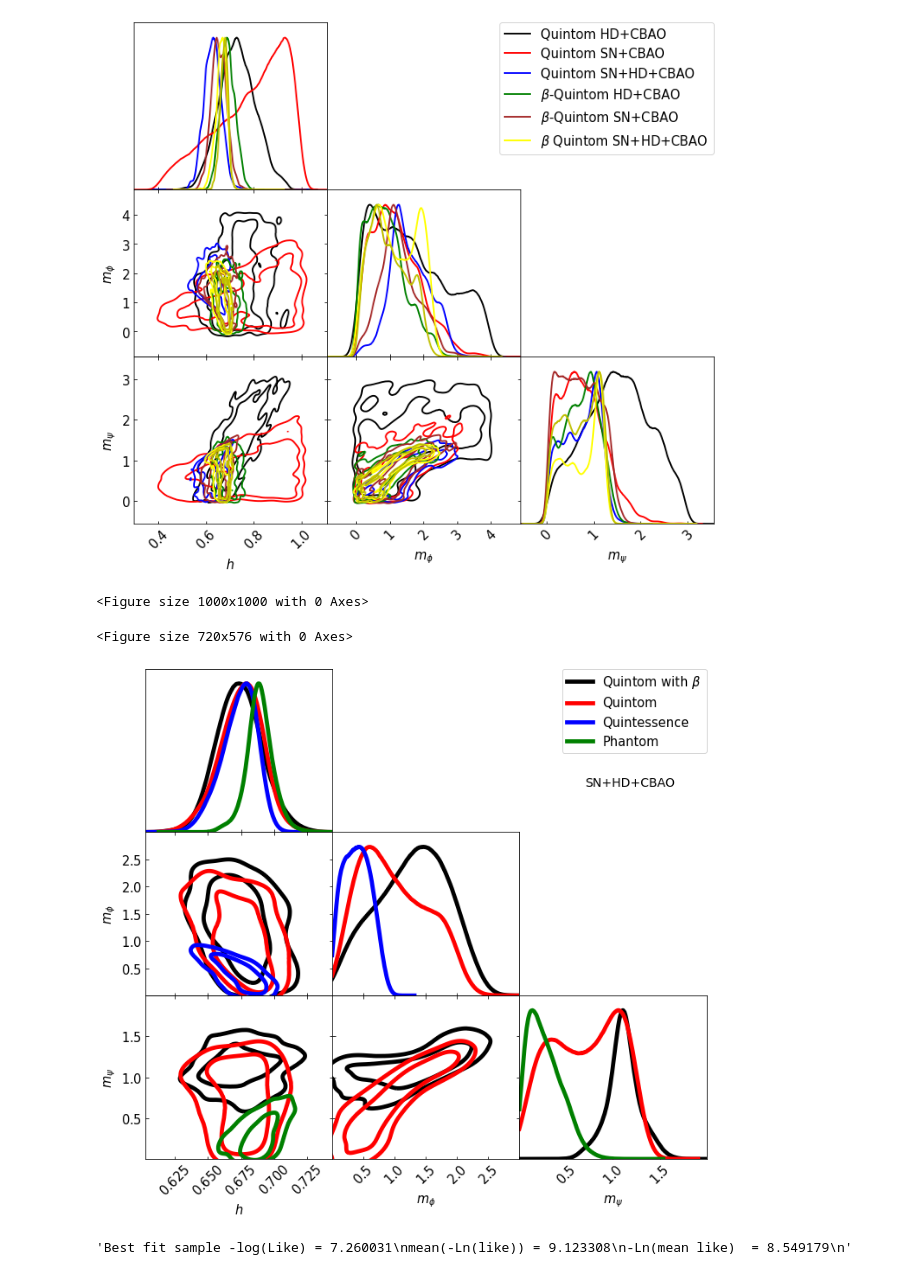
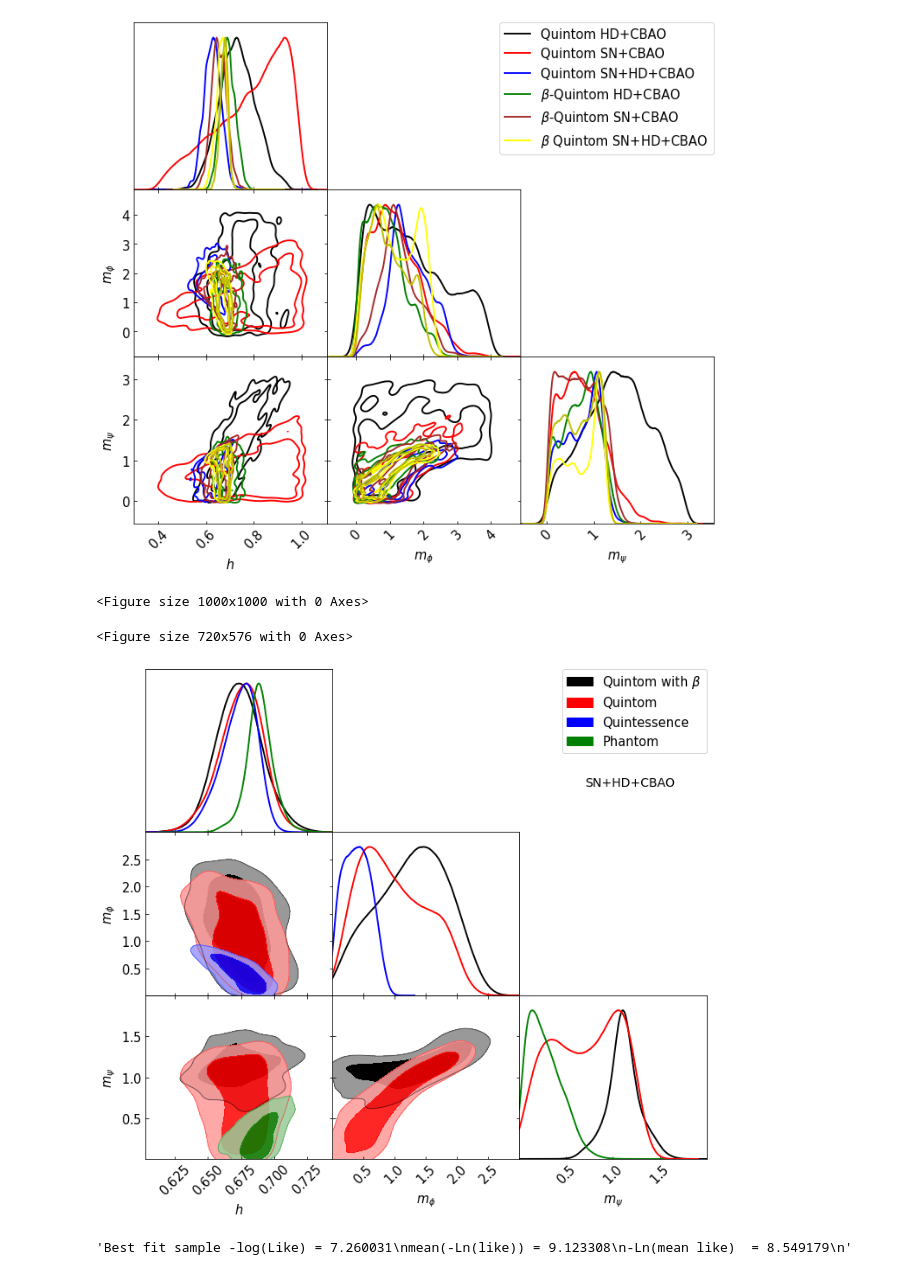
Before and after one commit to igomezv/simplemc_tests, a Jupyter notebook: plots_Quintom.ipynb, the cells around one changed output. Cells and saved outputs as stored; diff of their text form; code cells hidden in the pictures.

```diff
--- a/plots_Quintom.ipynb
+++ b/plots_Quintom.ipynb
@@ -128,5 +168,11 @@ g = plots.getSinglePlotter(chain_dir = dir_name, width_inch= 10,
 # %% [markdown]
 ### Triangle plot Phantom with coupling $\beta$
+# %%
+g = plots.getSinglePlotter(chain_dir = dir_name, width_inch= 10,
+                          ratio = 0.9,
+                          analysis_settings={'smooth_scale_2D': 0.4,
+                                             'smooth_scale_1D': 0.4,
+                                             'ignore_rows': 0.2})
 # %%
 #g.settings.axes_fontsize = 5
 g.settings.lab_fontsize = 15
@@ -134,7 +180,8 @@ g.settings.x_label_rotation= 45
 #g.settings.alpha_filled_add = 0.9
 g.settings.legend_fontsize = 15
 g.settings.axes_fontsize = 15
-g.settings.lw1 = 5
+g.settings.linewidth_contour = 2
+g.settings.lw1 = 3
 
 # g.triangle_plot(roots_couple, ['Om', 'Obh2', 'h', 'mquin', 'mphan', 'beta'],
 g.triangle_plot(roots_couple, ['mquin', 'mphan', 'beta'],
@@ -143,7 +190,7 @@ g.triangle_plot(roots_couple, ['mquin', 'mphan', 'beta'],
                 diag1d_kwargs={'colors':['green', 'blue', 'orange', 'red', 'black', 'yellow'],
                                'alphas':[0.8, 0.8, 0.8]},
                 colors=['green', 'blue', 'orange', 'red', 'black', 'yellow'],
-                alphas = [0.4, 0.9, 0.8],
+                alphas = [0.6, 0.9, 0.8],
                 legend_labels=['CBAO',
                                'SN+CBAO',
                                'SN+HD+CBAO'],
@@ -174,7 +221,9 @@ gg.settings.lab_fontsize = 25
 gg.settings.x_label_rotation= 45
 gg.settings.legend_fontsize = 15
 gg.settings.axes_fontsize = 25
-g.settings.linewidth_meanlikes = 5
+gg.settings.linewidth_meanlikes = 5
+gg.settings.linewidth_contour = 1
+
 
 # plt.figure(figsize=(10,8))
 gg.plot_2d(roots_couple_all, 'h', 'beta', colors=['red','gray', 'green', 'blue', 'orange'],
@@ -297,36 +349,38 @@ g.settings.lab_fontsize = 15
 g.settings.x_label_rotation= 45
 #g.settings.alpha_filled_add = 0.9
 g.settings.legend_fontsize = 15
 g.settings.axes_fontsize = 15
-# g.settings.lw1 = 0.5
+g.settings.linewidth_contour = 1
+
+g.settings.lw1 = 2
 
 # g.triangle_plot(roots_all, ['Om', 'Obh2', 'h', 'mquin', 'mphan'],
 g.triangle_plot(roots_mix, ['h', 'mquin', 'mphan'],
                 diag1d_kwargs={'colors':['black', 'red','blue', 'green', 'brown', 'purple'],
                                'alphas':[1.0,1.0,1.0,1.0, 1.0, 1.0]},
                 colors=['black', 'red','blue', 'green', 'brown', 'purple'],
 #                 alphas = [1.0, 0.7, 0.5],
 #                 legend_labels=['Quintom with $\\beta$ HD+CBAO', 'Quintom with $\\beta$ SN+CBAO',
 #                                'Quintom with $\\beta$ SN+HD+CBAO', 'Quintom HD+CBAO',
 #                                'Quintom SN+CBAO', 'Quintom SN+HD+CBAO', 'Quintess HD+CBAO',
 #                                'Quintess SN+CBAO', 'Quintess SN+HD+CBAO', 'Phantom HD+CBAO',
 #                                'Phantom SN+CBAO', 'Phantom SN+HD+CBAO',
 #                               ],
                                 legend_labels=['Quintom with $\\beta$', 'Quintom',
                                 'Quintessence', 'Phantom'],
                 legend_loc='upper right',
-                filled = False,
+                filled = True,
                 normalized=False, shaded=False,
                 param_limits={'mquin': [0, 3], 'mphan':[0, 2], 'beta':[-8, 12]})
 
 
 g.add_text('SN+HD+CBAO', x= 0.35, y= 2.3, fontsize=14)
 
 plt.savefig('TriangleMixQuintom.png', dpi=80)
 # %% [output]
 <Figure size 1000x1000 with 0 Axes>
 <Figure size 720x576 with 0 Axes>
-[figure, old version]
+[figure, new version]
 # %%
 mc_samp = mcsamples.loadMCSamples(dir_name +'/'+ roots_quintess[0], settings={'ignore_rows':0.0})
 mcsamplefile = mc_samp
```
Also changed, not shown: parts of 6 cells of this notebook.
